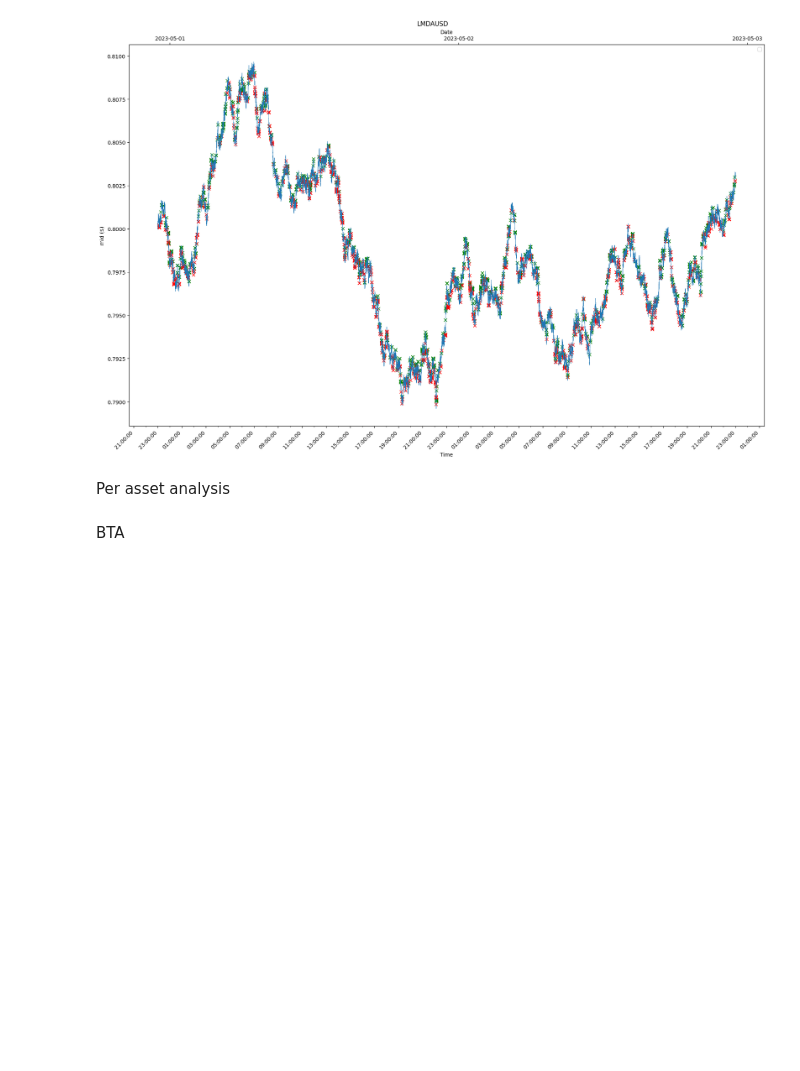
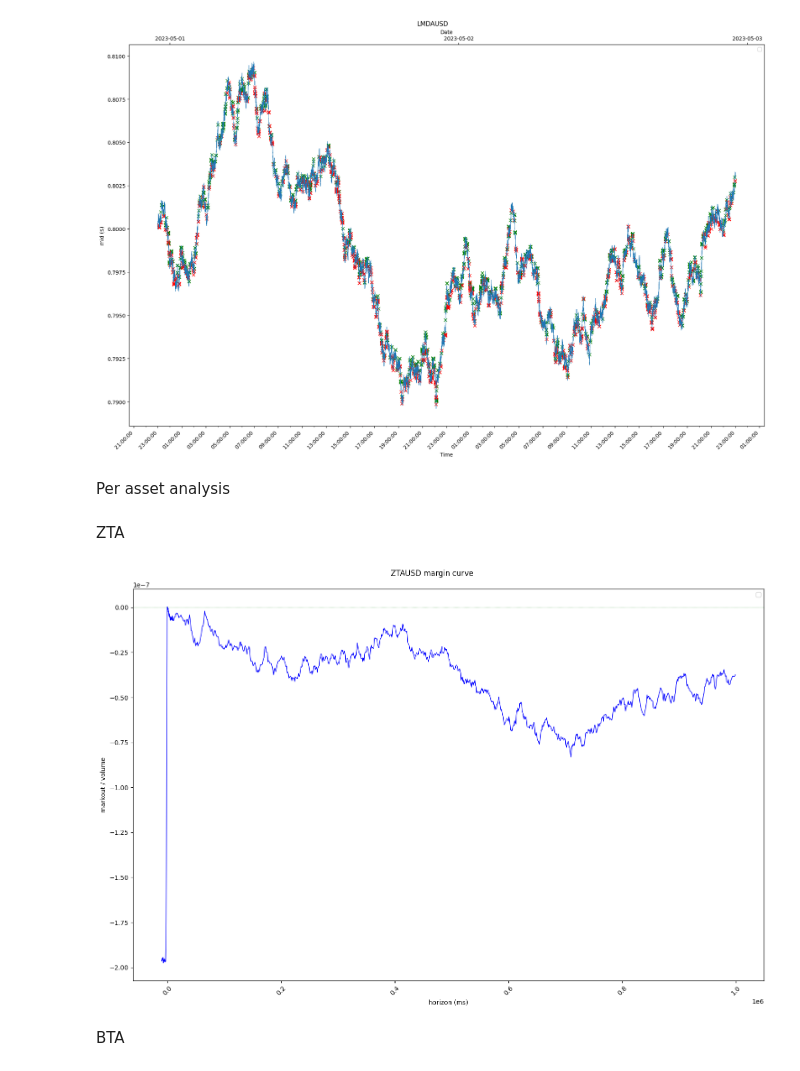
Before and after one commit to victorsnchz/FX_PNLs, a Jupyter notebook: assignment.ipynb, the cells around one changed output. Saved outputs shown, nothing was run; the diff lists cells and outputs as text; code cells hidden in the pictures; blank space fills up the shorter version.

Commit message:
compute aggregate markouts and margin, start pnls

```diff
--- a/assignment.ipynb
+++ b/assignment.ipynb
@@ -200,10 +200,27 @@ def aggregate_margins(markouts: pd.DataFrame) -> pd.DataFrame:
     aggregates = markouts.groupby('horizon')[['margin']].mean()
     return aggregates
 
-def get_trades_margin(mkt_data, trades_data):
+def get_trades_margin(mkt_data, trades_data, horizons):
 
-    synched = synch_horizons_and_market_prices(mkt_data, trades_data)
+    synched = synch_horizons_and_market_prices(mkt_data, trades_data, horizons)
     trades_markouts = markouts(synched)
     margins = aggregate_margins(trades_markouts)
 
     return margins
+# %%
+def plot_margin(margins: pd.DataFrame) -> pd.DataFrame:
+
+    fig, axs = plt.subplots(figsize=(15, 10))
+    fig.suptitle(f'{asset}USD margin curve')
+
+    #axs.plot(df_zoom.index, df_zoom.mid, linewidth=.5)
+    axs.plot(margins.index, margins.margin, linewidth=1, color = 'blue')
+    axs.axhline(y = 0, color = 'green', linestyle = '--', linewidth = .25)
+
+    axs.set_ylabel('markout / volume')
+    axs.set_xlabel('horizon (ms)')
+
+    plt.xticks(rotation=45)
+    plt.legend()
+    plt.tight_layout()
+    plt.show()
@@ -209,0 +249,12 @@ def get_trades_margin(mkt_data, trades_data):
+# %% [markdown]
+ZTA
+# %%
+asset = 'ZTA'
+df = trades[asset]
+
+hourly_plot(df, '2023-05-02 8:00', '2023-05-02 9:00', asset)
+# %%
+trades_margin = get_trades_margin(mkt_data_raw[asset], trades_data_raw[asset],ticks)
+plot_margin(trades_margin)
+# %% [output]
+[figure, added]
```
Also changed, not shown: parts of 14 cells of this notebook.
